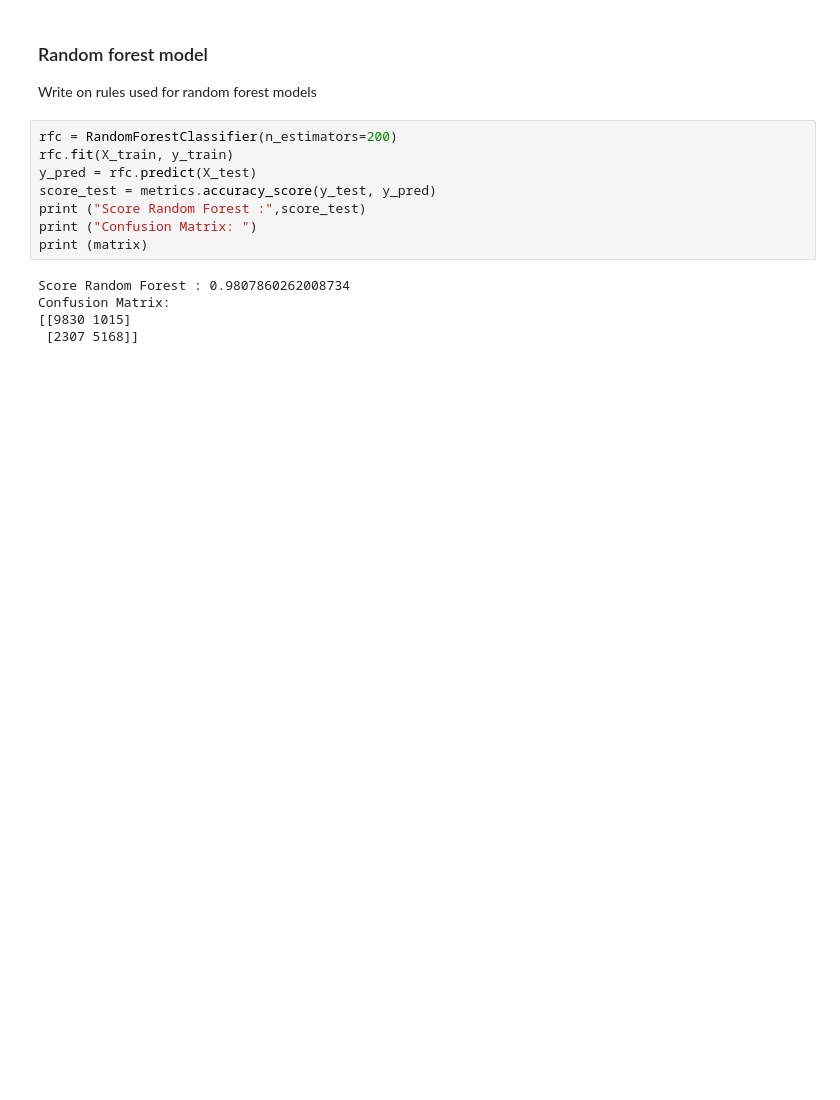
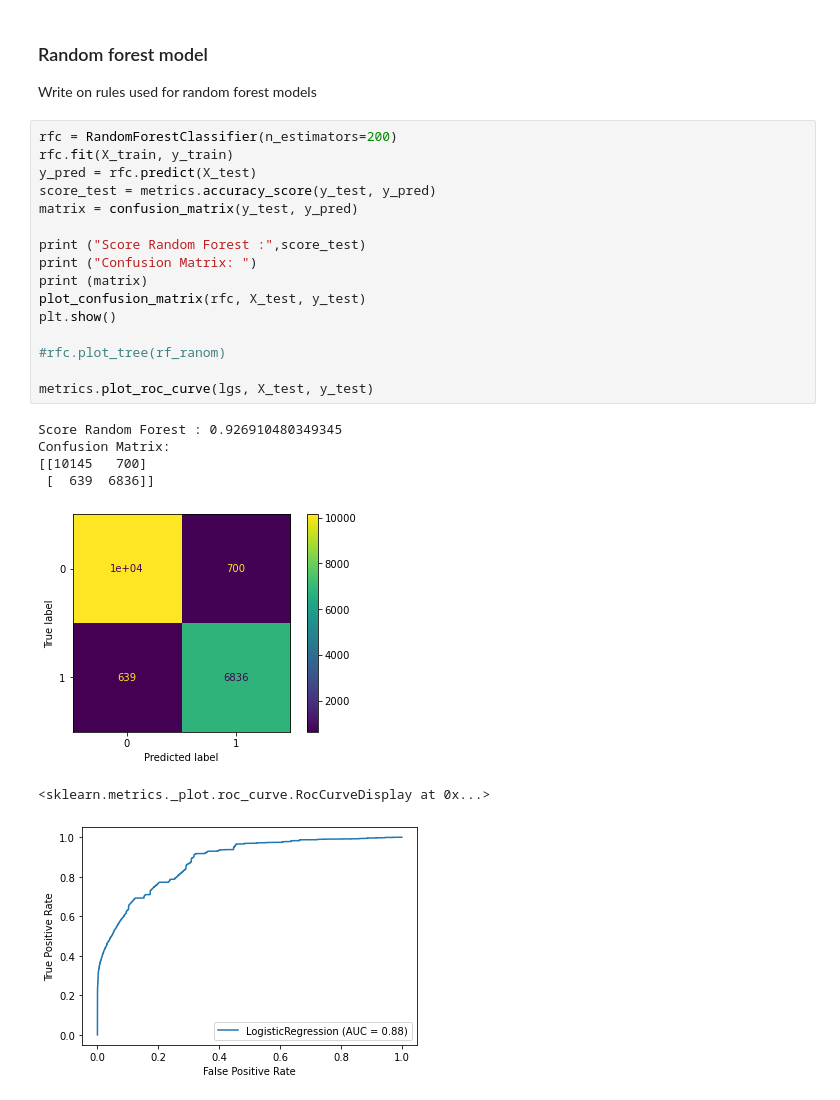
Before and after one commit to Aldair2202/Dissertation, a Jupyter notebook: Solution/Prototype1.ipynb, the cells around one changed output. Cells and saved outputs as stored; diff of their text form; blank space fills up the shorter version.

```diff
--- a/Solution/Prototype1.ipynb
+++ b/Solution/Prototype1.ipynb
@@ -307,13 +330,24 @@ Write on rules used for random forest models
 # %%
 rfc = RandomForestClassifier(n_estimators=200)
 rfc.fit(X_train, y_train)
 y_pred = rfc.predict(X_test)
 score_test = metrics.accuracy_score(y_test, y_pred)
+matrix = confusion_matrix(y_test, y_pred)
+
 print ("Score Random Forest :",score_test)
 print ("Confusion Matrix: ")
 print (matrix)
+plot_confusion_matrix(rfc, X_test, y_test)
+plt.show()
+
+#rfc.plot_tree(rf_ranom)
+
+metrics.plot_roc_curve(lgs, X_test, y_test)
 # %% [output]
-Score Random Forest : 0.9807860262008734
+Score Random Forest : 0.926910480349345
 Confusion Matrix:
-[[9830 1015]
- [2307 5168]]
+[[10145   700]
+ [  639  6836]]
+[figure, added]
+<sklearn.metrics._plot.roc_curve.RocCurveDisplay at 0x...>
+[figure, added]
```
Also changed, not shown: parts of 23 cells of this notebook.
